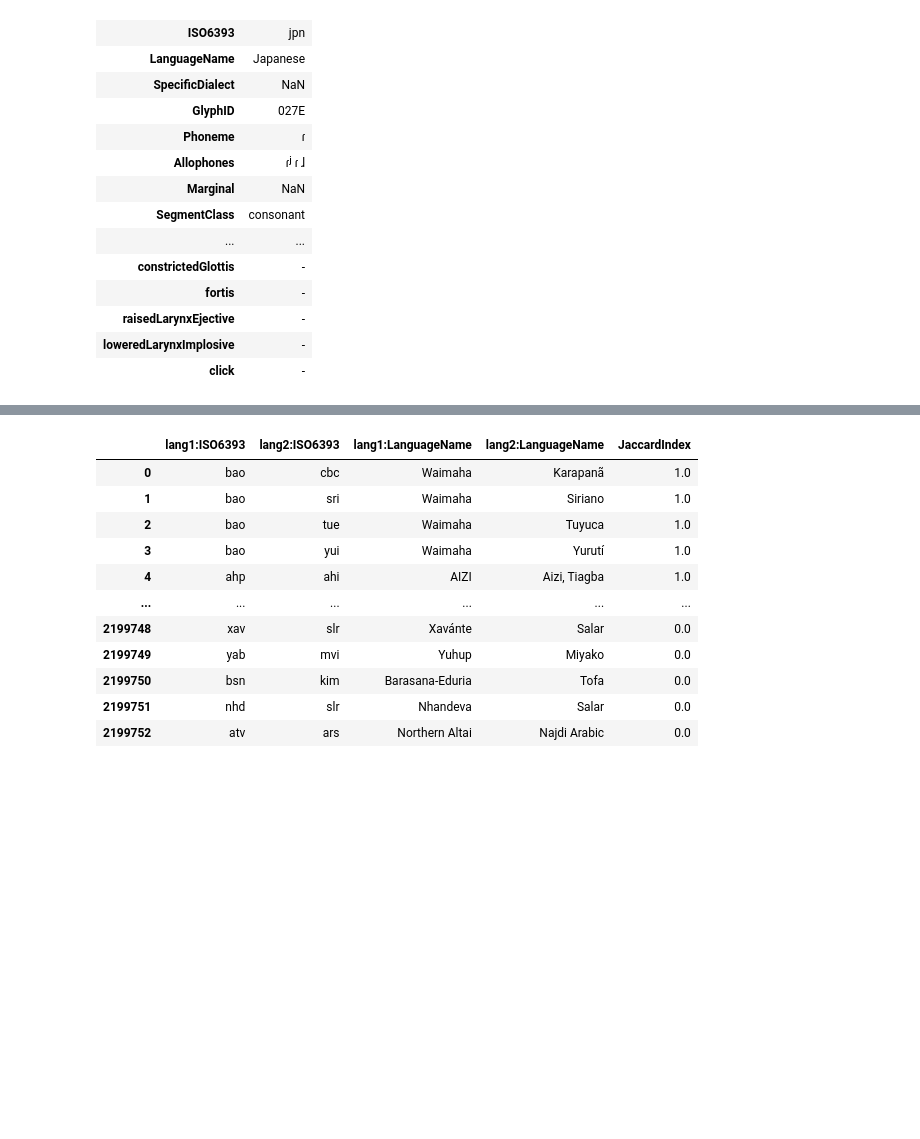
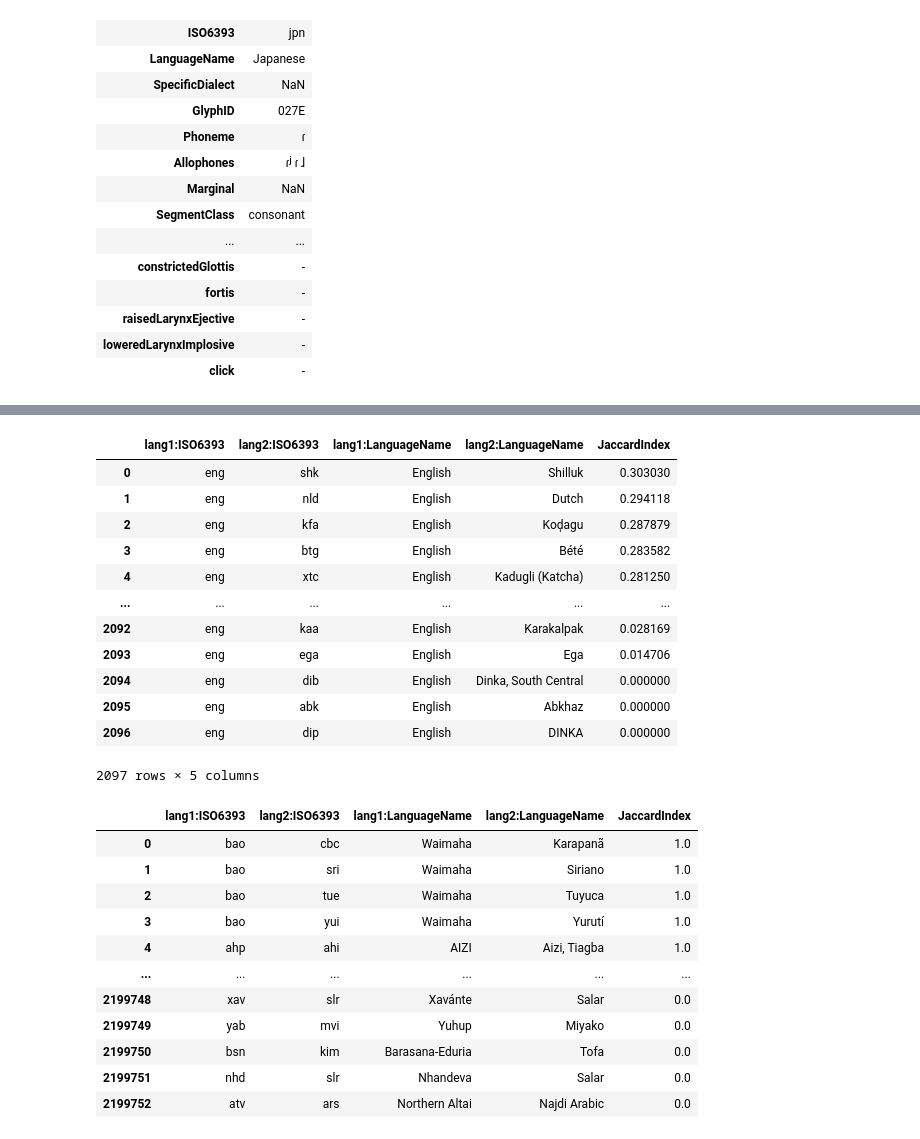
Before and after one commit to zyocum/phoible-notebook, a Jupyter notebook: notebook.ipynb, the cells around one changed output, grey strips where cells are left out. Drawn from its saved outputs; the diff is of its cells as text; code cells hidden in the pictures; blank space fills up the shorter version.

```diff
--- a/notebook.ipynb
+++ b/notebook.ipynb
@@ -222,9 +218,24 @@ similarities = {(l1, l2): jaccard(phonemes(l1), phonemes(l2)) for (l1, l2) in co
 # %%
-# rank the most similar phonemic inventory pairs
+# more helper functions for measuring similarities (as Jaccard index) of each pair of phonemic inventories
 from operator import itemgetter
+from itertools import combinations
+from itertools import product
+
 columns = 'lang1:ISO6393', 'lang2:ISO6393', 'lang1:LanguageName', 'lang2:LanguageName', 'JaccardIndex'
-pd.DataFrame(
-    ((l1, l2, languages[l1], languages[l2], score)
-    for (l1, l2), score in sorted(similarities.items(), key=itemgetter(1), reverse=True)),
-    columns=columns
-)
+
+def rank_similar(phonemes=phonemes):
+    similarities = {(l1, l2): jaccard(phonemes(l1), phonemes(l2)) for (l1, l2) in combinations(phoible, r=2)}
+    return pd.DataFrame(
+        ((l1, l2, languages[l1], languages[l2], score)
+        for (l1, l2), score in sorted(similarities.items(), key=itemgetter(1), reverse=True)),
+        columns=columns
+    )
+
+def rank_similar_to_languge(language, phonemes=phonemes):
+    lang_pairs =list(product([language], list(set(phoible) - {language})))
+    similarities = {(l1, l2): jaccard(phonemes(l1), phonemes(l2)) for (l1, l2) in lang_pairs}
+    return pd.DataFrame(
+        ((l1, l2, languages[l1], languages[l2], score)
+        for (l1, l2), score in sorted(similarities.items(), key=itemgetter(1), reverse=True)),
+        columns=columns
+    )
@@ -313 +293,18 @@ pd.DataFrame(
+# %%
+# rank all vocalic inventories by similarity to English
+rank_similar_to_languge('eng', phonemes=vowels)
+# %% [output]
+|  | lang1:ISO6393 | lang2:ISO6393 | lang1:LanguageName | lang2:LanguageName | JaccardIndex |
+| 0 | eng | shk | English | Shilluk | 0.303030 |
+| 1 | eng | nld | English | Dutch | 0.294118 |
+| 2 | eng | kfa | English | Kod̩agu | 0.287879 |
+| 3 | eng | btg | English | Bété | 0.283582 |
+| 4 | eng | xtc | English | Kadugli (Katcha) | 0.281250 |
+| ... | ... | ... | ... | ... | ... |
+| 2092 | eng | kaa | English | Karakalpak | 0.028169 |
+| 2093 | eng | ega | English | Ega | 0.014706 |
+| 2094 | eng | dib | English | Dinka, South Central | 0.000000 |
+| 2095 | eng | abk | English | Abkhaz | 0.000000 |
+| 2096 | eng | dip | English | DINKA | 0.000000 |
+2097 rows × 5 columns
 # %%
```
Also changed, not shown: parts of 21 cells of this notebook, 1 other file.
